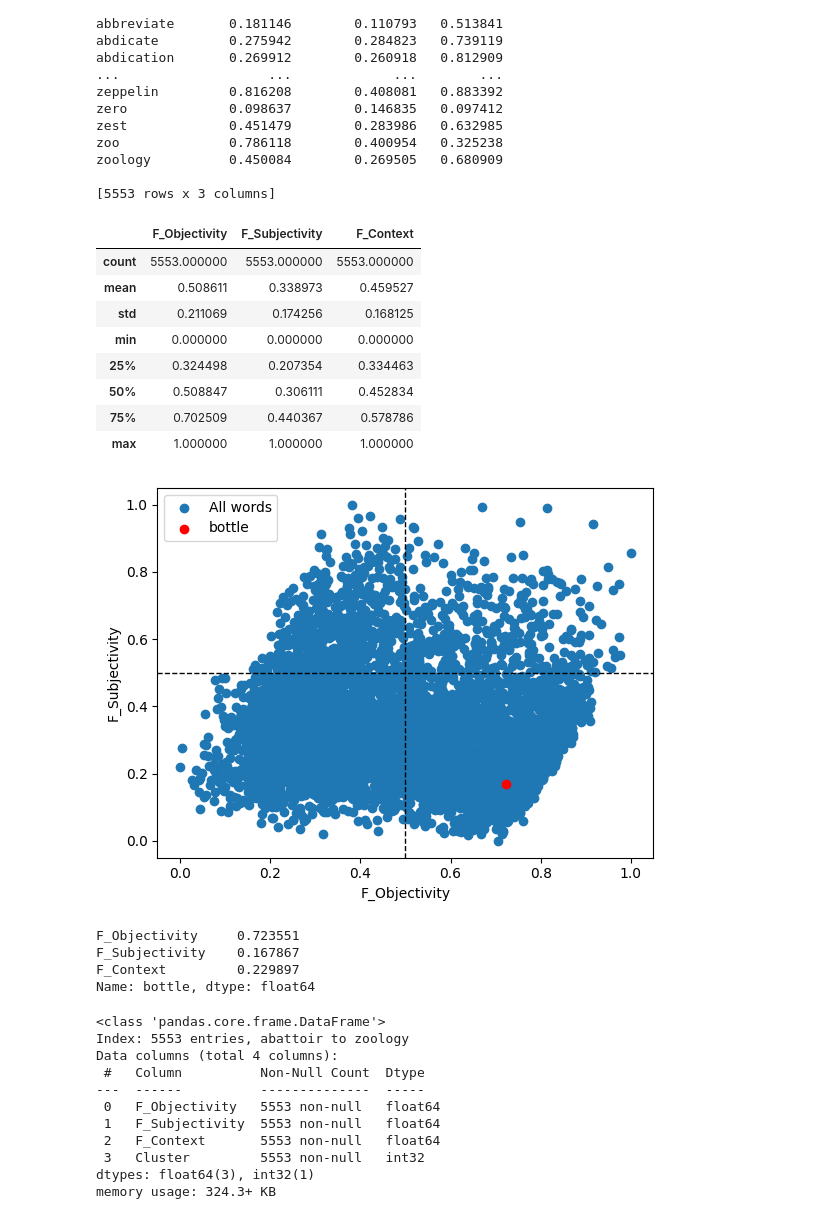
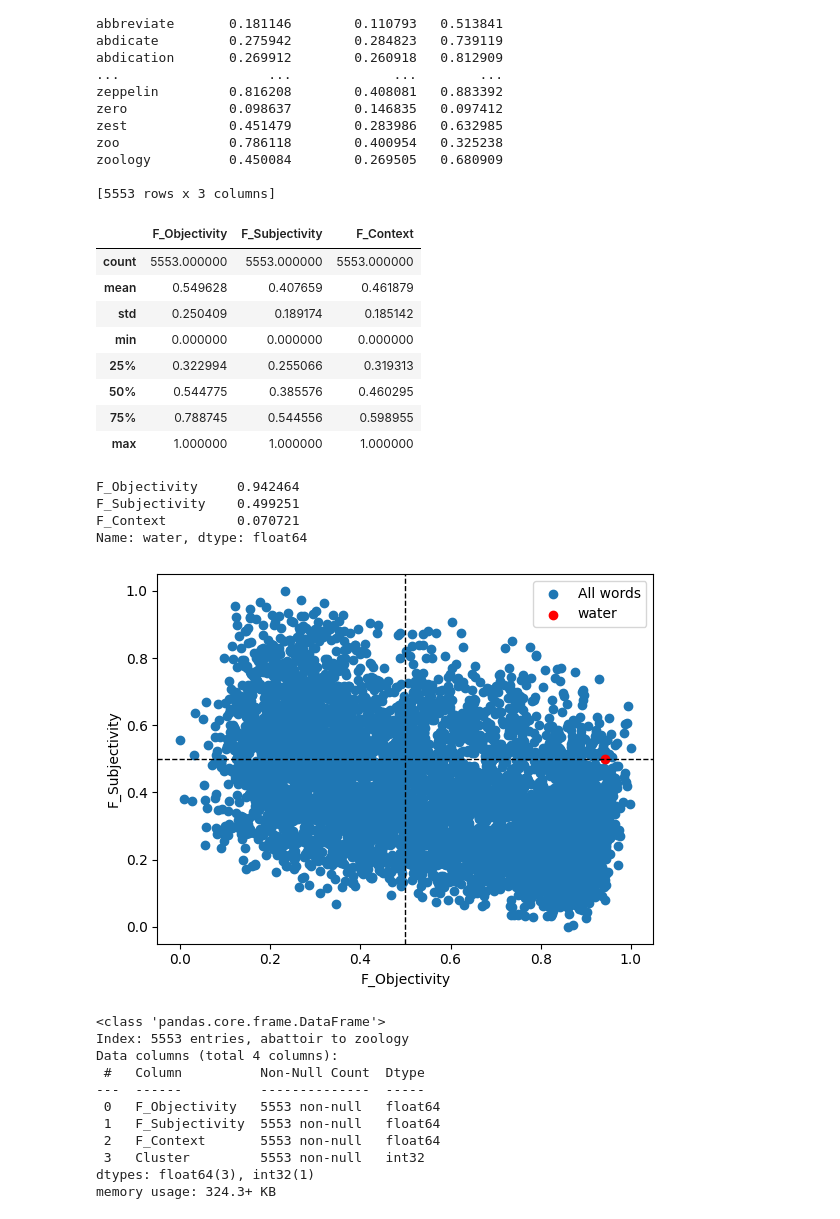
Before and after one commit to tbnsilveira/semantic_factors, a Jupyter notebook: notebooks/Semantic_Factors.ipynb, the cells around one changed output. Drawn from its saved outputs; the diff is of its cells as text; code cells hidden in the pictures.

Commit message:
refined factor analysis code

```diff
--- a/notebooks/Semantic_Factors.ipynb
+++ b/notebooks/Semantic_Factors.ipynb
@@ -201,7 +207,7 @@ dtype: float64
 # %%
-## Applying the custom scaler to VAL and DOM dimensions:
-df['VAL_M'] = smooth_custom_NinePoints_Scaler(df['VAL_M'], 5.0, 50.)
-df['DOM_M'] = smooth_custom_NinePoints_Scaler(df['DOM_M'], 5.0, 50.)
+## Applying the SMOOTH custom scaler to VAL and DOM dimensions:
+df['VAL_M'] = smooth_custom_NinePoints_Scaler(df['VAL_M'], 5.0, 10.)
+df['DOM_M'] = smooth_custom_NinePoints_Scaler(df['DOM_M'], 5.0, 10.)
 # %%
 ## Comparing elephant (High SIZE) and worm (Low SIZE)
 fig_ex2 = viz_GlasgowR(['elephant','worm'], df)
@@ -458,0 +463,7 @@ Name: dog, dtype: float64
+# %%
+
+# Standardize the factors
+scaler = MinMaxScaler()
+df_factors_scaled = pd.DataFrame(data = scaler.fit_transform(scores),
+                                 index = scores.index,
+                                 columns = factors_name)
@@ -459,3 +482,5 @@ Name: dog, dtype: float64
+# %%
+scores = df_factors_scaled.copy()
 # %% [markdown]
 ## Evaluating factor distributions:
 # %%
@@ -614,7 +584,7 @@ zoology          0.450084        0.269505   0.680909
 # %%
 def plot_semantics(word, scores=scores):
     # Create a scatter plot for all points
-    plt.scatter(scores[x_column], scores[y_column], label='All words')
+    plt.scatter(scores['F_Objectivity'], scores['F_Subjectivity'], label='All words')
 
     # Add horizontal and vertical lines at 0
     plt.axhline(0.5, color='black', linestyle='--', linewidth=1)
@@ -622,44 +592,46 @@ def plot_semantics(word, scores=scores):
 
     try:
         # Highlight the specific point
-        highlight_x = scores.loc[word, x_column]
-        highlight_y = scores.loc[word, y_column]
+        highlight_x = scores.loc[word, 'F_Objectivity']
+        highlight_y = scores.loc[word, 'F_Subjectivity']
         plt.scatter(highlight_x, highlight_y, color='red', label=f'{word}')
+
+        print(scores.loc[word])
 
     except KeyError:
         # If the word is not in the DataFrame, print a warning
         print(f'Warning: {word} is not scored.')
 
     # Add labels and legend
-    plt.xlabel(x_column)
-    plt.ylabel(y_column)
+    plt.xlabel('F_Objectivity')
+    plt.ylabel('F_Subjectivity')
     plt.legend()
 
     # Show the plot
     plt.show()
 # %%
-score_scaled_df.describe()
+scores.describe()
 # %% [output]
 |  | F_Objectivity | F_Subjectivity | F_Context |
 | count | 5553.000000 | 5553.000000 | 5553.000000 |
-| mean | 0.508611 | 0.338973 | 0.459527 |
-| std | 0.211069 | 0.174256 | 0.168125 |
+| mean | 0.549628 | 0.407659 | 0.461879 |
+| std | 0.250409 | 0.189174 | 0.185142 |
 | min | 0.000000 | 0.000000 | 0.000000 |
-| 25% | 0.324498 | 0.207354 | 0.334463 |
-| 50% | 0.508847 | 0.306111 | 0.452834 |
-| 75% | 0.702509 | 0.440367 | 0.578786 |
+| 25% | 0.322994 | 0.255066 | 0.319313 |
+| 50% | 0.544775 | 0.385576 | 0.460295 |
+| 75% | 0.788745 | 0.544556 | 0.598955 |
 | max | 1.000000 | 1.000000 | 1.000000 |
 # %%
-word = 'bottle'
+word = 'water'
 
-plot_semantics(word, scores=score_scaled_df)
-score_scaled_df.loc[word]
+plot_semantics(word, scores=scores)
+#scores.loc[word]
 # %% [output]
+F_Objectivity     0.942464
+F_Subjectivity    0.499251
+F_Context         0.070721
+Name: water, dtype: float64
-[figure, old version]
+[figure, new version]
-F_Objectivity     0.723551
-F_Subjectivity    0.167867
-F_Context         0.229897
-Name: bottle, dtype: float64
 # %%
 viz_GlasgowR([word], new_df)
 # %%
```
Also changed, not shown: parts of 30 cells of this notebook.
